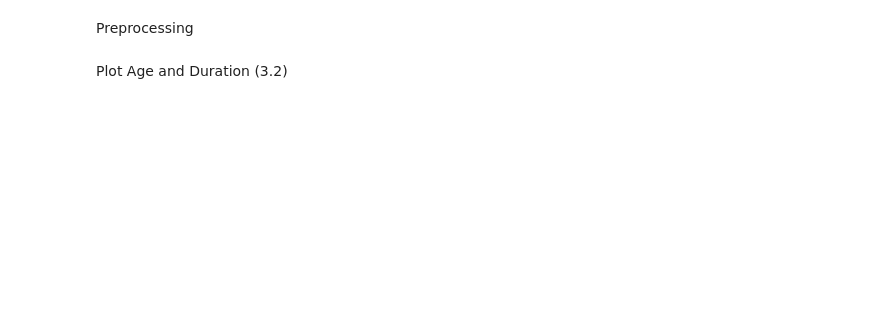
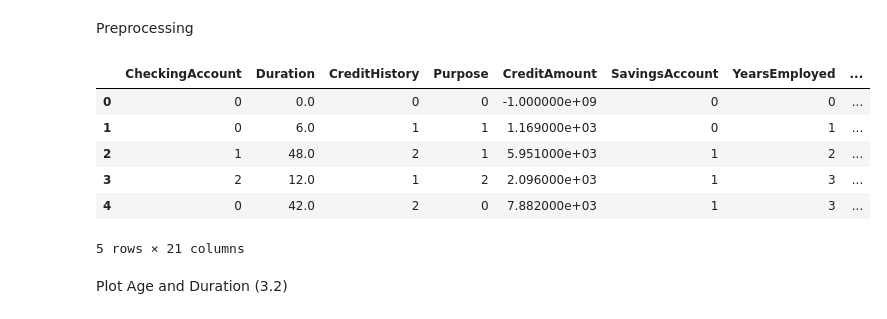
Before and after one commit to roaffix/ipt-kpi-am, a Jupyter notebook: Introductory Applied Machine Learning/Problems/Problem 1.ipynb, the cells around one changed output. Cells and saved outputs as stored; diff of their text form; code cells hidden in the pictures; blank space fills up the shorter version.

```diff
--- a/Introductory Applied Machine Learning/Problems/Problem 1.ipynb
+++ b/Introductory Applied Machine Learning/Problems/Problem 1.ipynb
@@ -131,6 +161,16 @@ def str_to_cat(df, inplace=False, save_code_labels=True):
 # %%
 credit = object_to_str(credit)
 credit, cat_labels = str_to_cat(credit)
+# %%
+credit.head()
+# %% [output]
+|  | CheckingAccount | Duration | CreditHistory | Purpose | CreditAmount | SavingsAccount | YearsEmployed | ... |
+| 0 | 0 | 0.0 | 0 | 0 | -1.000000e+09 | 0 | 0 | ... |
+| 1 | 0 | 6.0 | 1 | 1 | 1.169000e+03 | 0 | 1 | ... |
+| 2 | 1 | 48.0 | 2 | 1 | 5.951000e+03 | 1 | 2 | ... |
+| 3 | 2 | 12.0 | 1 | 2 | 2.096000e+03 | 1 | 3 | ... |
+| 4 | 0 | 42.0 | 2 | 0 | 7.882000e+03 | 1 | 3 | ... |
+5 rows × 21 columns
 # %% [markdown]
 Plot Age and Duration (3.2)
 # %%
```
Also changed, not shown: parts of 8 cells of this notebook.
